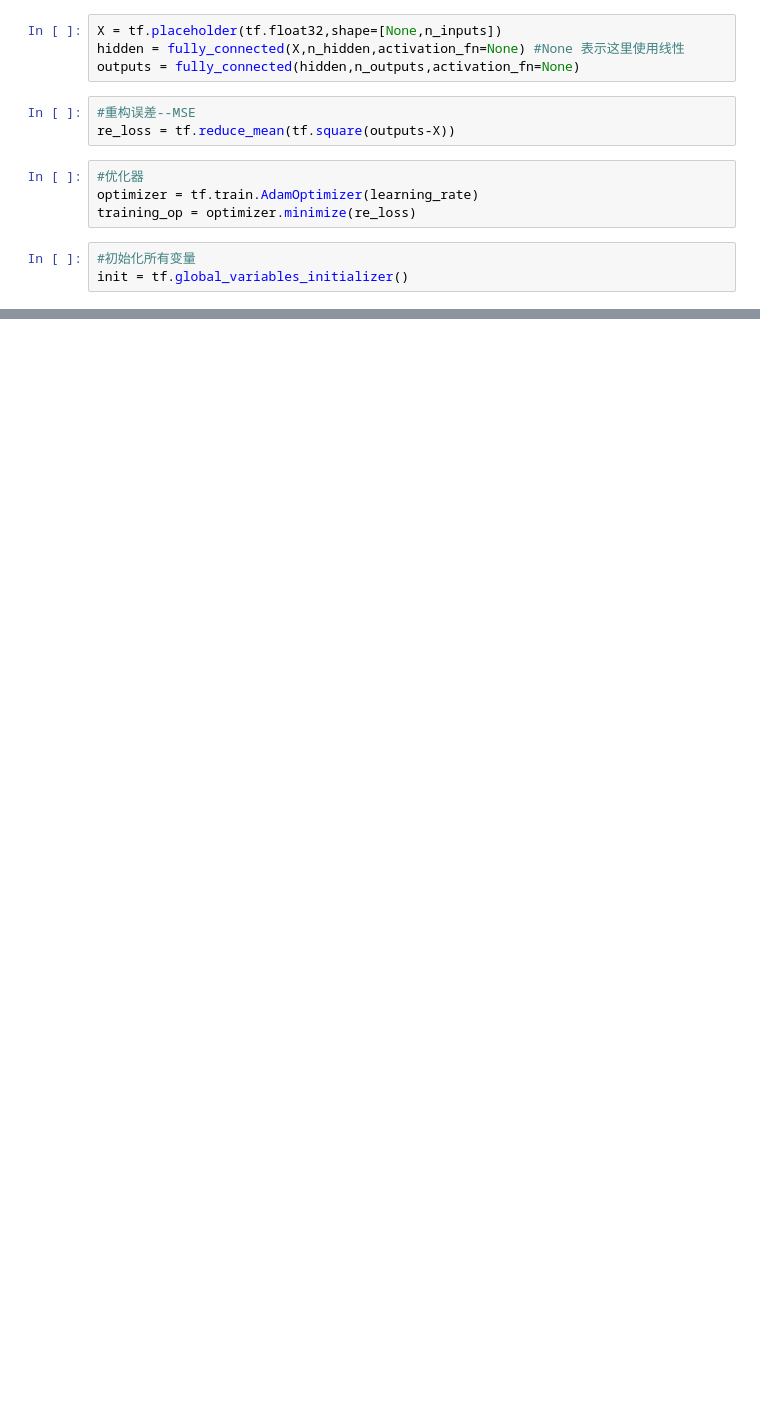
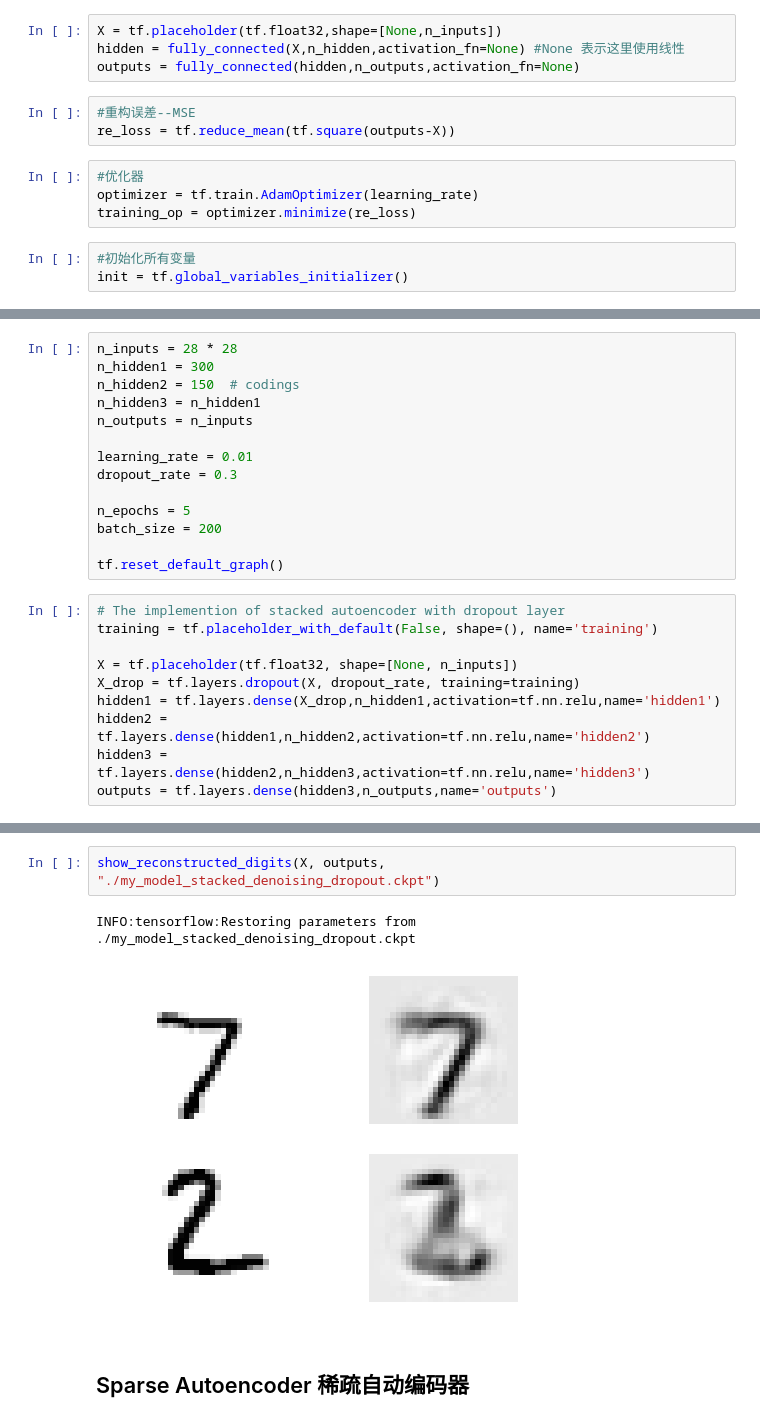
Before and after one commit to LiaoPan/Dive-Into-Machine-Learning, a Jupyter notebook: Autoencoders/Autoencoder.ipynb, the cells around one changed output, grey strips where cells are left out. Cells and saved outputs as stored; diff of their text form; blank space fills up the shorter version.

```diff
--- a/Autoencoders/Autoencoder.ipynb
+++ b/Autoencoders/Autoencoder.ipynb
@@ -45,0 +260,24 @@ init = tf.global_variables_initializer()
+# %%
+n_inputs = 28 * 28
+n_hidden1 = 300
+n_hidden2 = 150  # codings
+n_hidden3 = n_hidden1
+n_outputs = n_inputs
+
+learning_rate = 0.01
+dropout_rate = 0.3
+
+n_epochs = 5
+batch_size = 200
+
+tf.reset_default_graph()
+# %%
+# The implemention of stacked autoencoder with dropout layer
+training = tf.placeholder_with_default(False, shape=(), name='training')
+
+X = tf.placeholder(tf.float32, shape=[None, n_inputs])
+X_drop = tf.layers.dropout(X, dropout_rate, training=training)
+hidden1 = tf.layers.dense(X_drop,n_hidden1,activation=tf.nn.relu,name='hidden1')
+hidden2 = tf.layers.dense(hidden1,n_hidden2,activation=tf.nn.relu,name='hidden2')
+hidden3 = tf.layers.dense(hidden2,n_hidden3,activation=tf.nn.relu,name='hidden3')
+outputs = tf.layers.dense(hidden3,n_outputs,name='outputs')
@@ -45,0 +309,7 @@ init = tf.global_variables_initializer()
+# %%
+show_reconstructed_digits(X, outputs, "./my_model_stacked_denoising_dropout.ckpt")
+# %% [output]
+INFO:tensorflow:Restoring parameters from ./my_model_stacked_denoising_dropout.ckpt
+[figure, added]
+# %% [markdown]
+## Sparse Autoencoder 稀疏自动编码器
```
Also changed, not shown: parts of 25 cells of this notebook, 18 other files.
